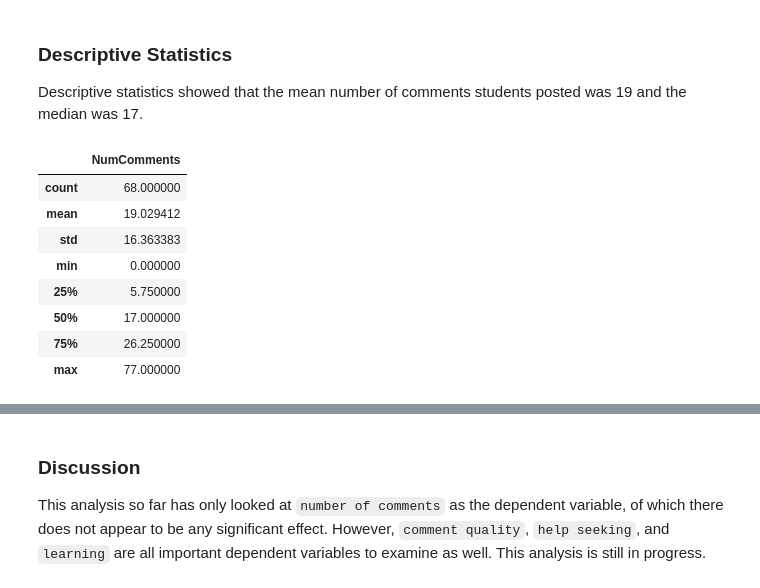
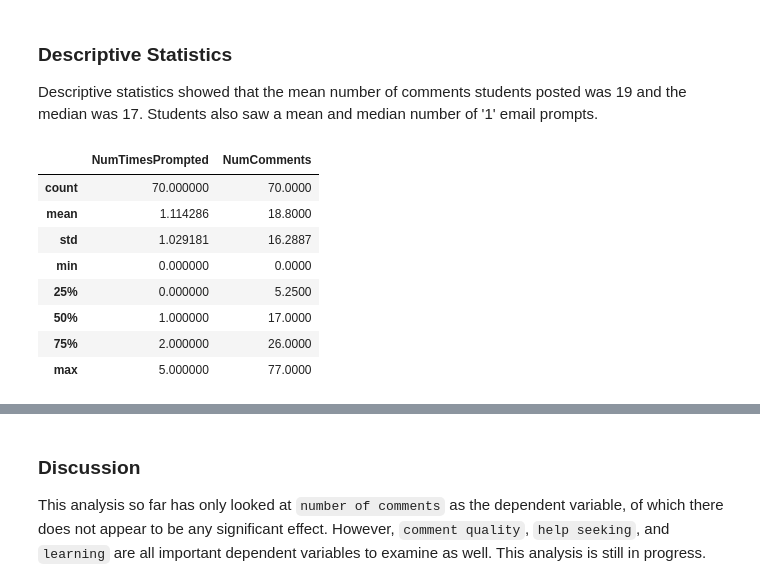
Before and after one commit to UberHowley/spoc-file-processing, a Jupyter notebook: SPOCanalysis.ipynb, the cells around one changed output, grey strips where cells are left out. Saved outputs shown, nothing was run; the diff lists cells and outputs as text; code cells hidden in the pictures.

```diff
--- a/SPOCanalysis.ipynb
+++ b/SPOCanalysis.ipynb
@@ -111,21 +112,21 @@ covariate = utils.COL_NUM_PROMPTS  # number of prompts received needs to be cont
 outcome = utils.COL_NUM_COMMENTS
 # %% [markdown]
 ### Descriptive Statistics
-Descriptive statistics showed that the mean number of comments students posted was 19 and the median was 17.
+Descriptive statistics showed that the mean number of comments students posted was 19 and the median was 17. Students also saw a mean and median number of '1' email prompts.
 # %%
 # Min & Max numHelpers should be 0-3
-df = data[[outcome]]
+df = data[[covariate, outcome]]
 df.describe()
 # %% [output]
-|  | NumComments |
-| count | 68.000000 |
-| mean | 19.029412 |
-| std | 16.363383 |
-| min | 0.000000 |
-| 25% | 5.750000 |
-| 50% | 17.000000 |
-| 75% | 26.250000 |
-| max | 77.000000 |
+|  | NumTimesPrompted | NumComments |
+| count | 70.000000 | 70.0000 |
+| mean | 1.114286 | 18.8000 |
+| std | 1.029181 | 16.2887 |
+| min | 0.000000 | 0.0000 |
+| 25% | 0.000000 | 5.2500 |
+| 50% | 1.000000 | 17.0000 |
+| 75% | 2.000000 | 26.0000 |
+| max | 5.000000 | 77.0000 |
 # %%
 # histogram of num comments
 fig = plt.figure()
```
Also changed, not shown: parts of 14 cells of this notebook.
